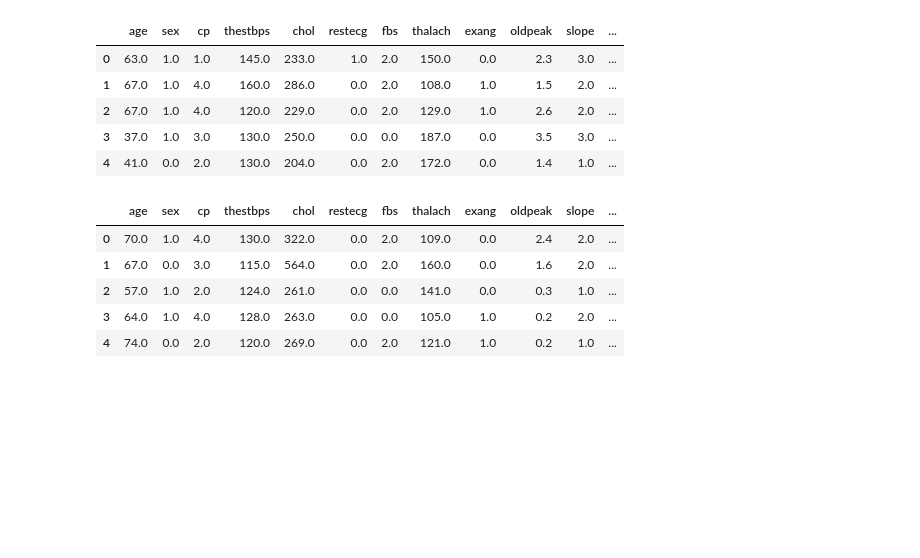
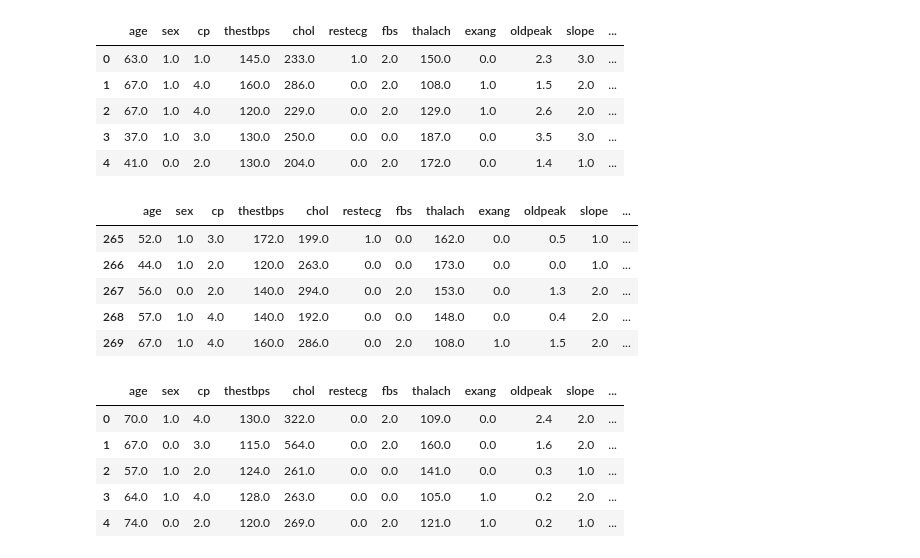
Before and after one commit to batra-deepti/BDMH_project, a Jupyter notebook: BDMHproject (1).ipynb, the cells around one changed output. Drawn from its saved outputs; the diff is of its cells as text; code cells hidden in the pictures; blank space fills up the shorter version.

```diff
--- a/BDMHproject (1).ipynb
+++ b/BDMHproject (1).ipynb
@@ -46,6 +40,15 @@ cleveland_data.head()
 | 4 | 41.0 | 0.0 | 2.0 | 130.0 | 204.0 | 0.0 | 2.0 | 172.0 | 0.0 | 1.4 | 1.0 | ... |
 # %%
 statlog_data.columns = [ 'age','sex','cp','thestbps','chol','restecg','fbs','thalach','exang','oldpeak','slope','ca','thal','label']
+# %%
+statlog_data.tail()
+# %% [output]
+|  | age | sex | cp | thestbps | chol | restecg | fbs | thalach | exang | oldpeak | slope | ... |
+| 265 | 52.0 | 1.0 | 3.0 | 172.0 | 199.0 | 1.0 | 0.0 | 162.0 | 0.0 | 0.5 | 1.0 | ... |
+| 266 | 44.0 | 1.0 | 2.0 | 120.0 | 263.0 | 0.0 | 0.0 | 173.0 | 0.0 | 0.0 | 1.0 | ... |
+| 267 | 56.0 | 0.0 | 2.0 | 140.0 | 294.0 | 0.0 | 2.0 | 153.0 | 0.0 | 1.3 | 2.0 | ... |
+| 268 | 57.0 | 1.0 | 4.0 | 140.0 | 192.0 | 0.0 | 0.0 | 148.0 | 0.0 | 0.4 | 2.0 | ... |
+| 269 | 67.0 | 1.0 | 4.0 | 160.0 | 286.0 | 0.0 | 2.0 | 108.0 | 1.0 | 1.5 | 2.0 | ... |
 # %%
 statlog_data.head()
 # %% [output]
```
Also changed, not shown: parts of 26 cells of this notebook.
